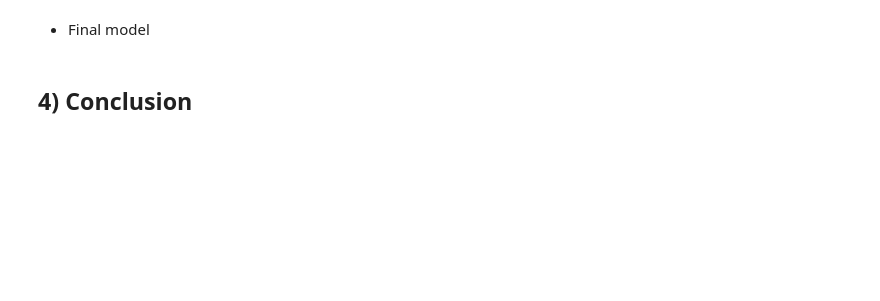
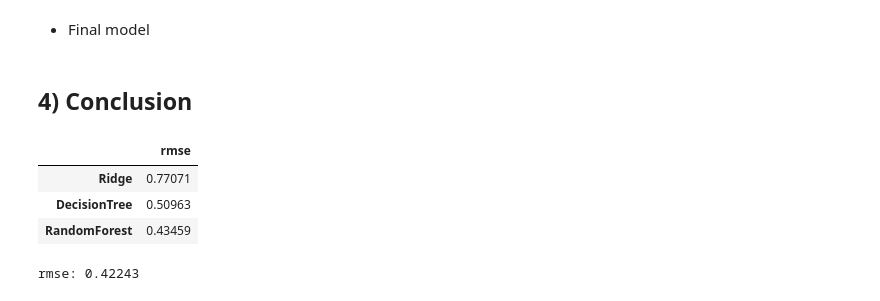
Before and after one commit to cecilegltslmcs/car_co2_emission, a Jupyter notebook: notebooks/002.notebook.ipynb, the cells around one changed output. Saved outputs shown, nothing was run; the diff lists cells and outputs as text; code cells hidden in the pictures; blank space fills up the shorter version.

Commit message:
add evaluation on test set

```diff
--- a/notebooks/002.notebook.ipynb
+++ b/notebooks/002.notebook.ipynb
@@ -1100,0 +1108,3 @@ model = xgb.train(xgb_params, dtrain, num_boost_round=50)
+# %%
+full_train_dicts = df_full_train.to_dict(orient='records')
+test_dicts = df_test.to_dict(orient='records')
@@ -1100,0 +1115,23 @@ model = xgb.train(xgb_params, dtrain, num_boost_round=50)
+# %%
+X_full_train = dv.fit_transform(full_train_dicts)
+X_test = dv.transform(test_dicts)
+# %%
+final_eval = []
+
+model = [ridge, dt, rf]
+for model in model:
+    model.fit(X_full_train, y_full_train)
+    y_pred = model.predict(X_test)
+    rmse = np.sqrt(mean_squared_error(y_pred, y_test)).round(5)
+    final_eval.append(rmse)
+# %%
+df_eval = pd.DataFrame(final_eval,
+                       index=["Ridge", "DecisionTree", "RandomForest"],
+                       columns=["rmse"])
+# %%
+df_eval
+# %% [output]
+|  | rmse |
+| Ridge | 0.77071 |
+| DecisionTree | 0.50963 |
+| RandomForest | 0.43459 |
@@ -1100,0 +1146,5 @@ model = xgb.train(xgb_params, dtrain, num_boost_round=50)
+# %%
+rmse = round(np.sqrt(mean_squared_error(y_test, y_pred)), 5)
+print(f"rmse: {rmse}")
+# %% [output]
+rmse: 0.42243
```
Also changed, not shown: parts of 35 cells of this notebook.
